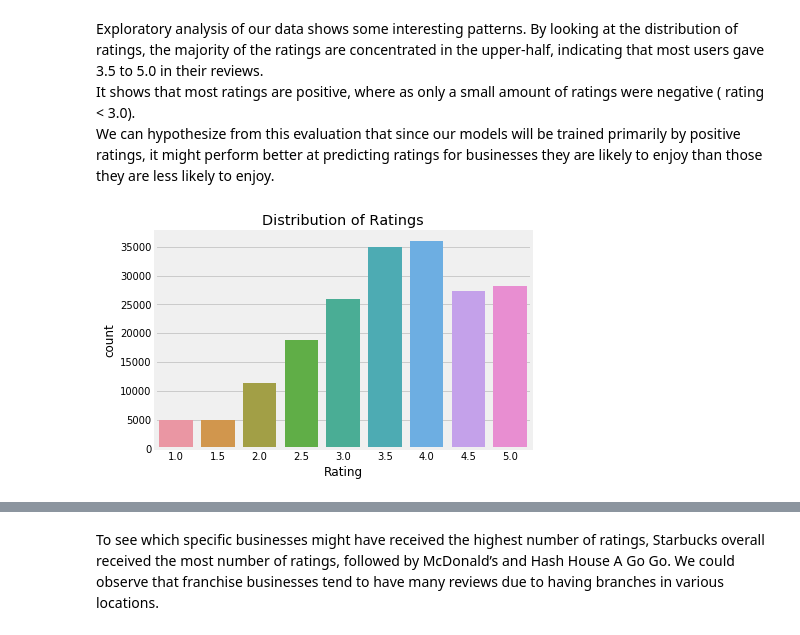
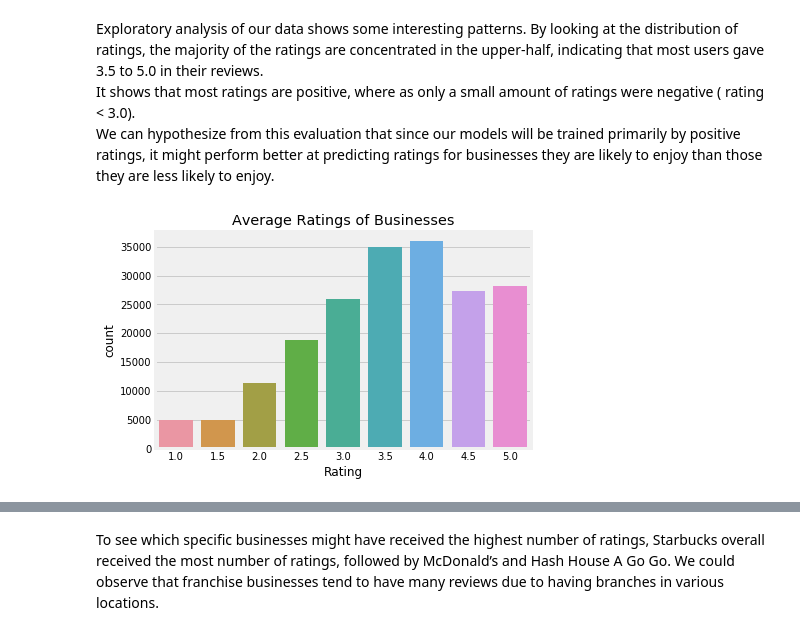
Before and after one commit to thisismeg/personalization-final-project, a Jupyter notebook: final_report.ipynb, the cells around one changed output, grey strips where cells are left out. Drawn from its saved outputs; the diff is of its cells as text; code cells hidden in the pictures.

```diff
--- a/final_report.ipynb
+++ b/final_report.ipynb
@@ -174,6 +174,6 @@ It shows that most ratings are positive, where as only a small amount of ratings
 We can hypothesize from this evaluation that since our models will be trained primarily by positive ratings,  it might perform better at predicting ratings for businesses they are likely to enjoy than those they are less likely to enjoy.
 # %%
 chart = sns.countplot(x='stars',data=businesses)
-var = chart.set(xlabel='Rating', title='Distribution of Ratings')
+var = chart.set(xlabel='Rating', title='Average Ratings of Businesses')
 # %% [output]
-[figure, old version]
+[figure, new version]
```
Also changed, not shown: parts of 1 cell of this notebook.
